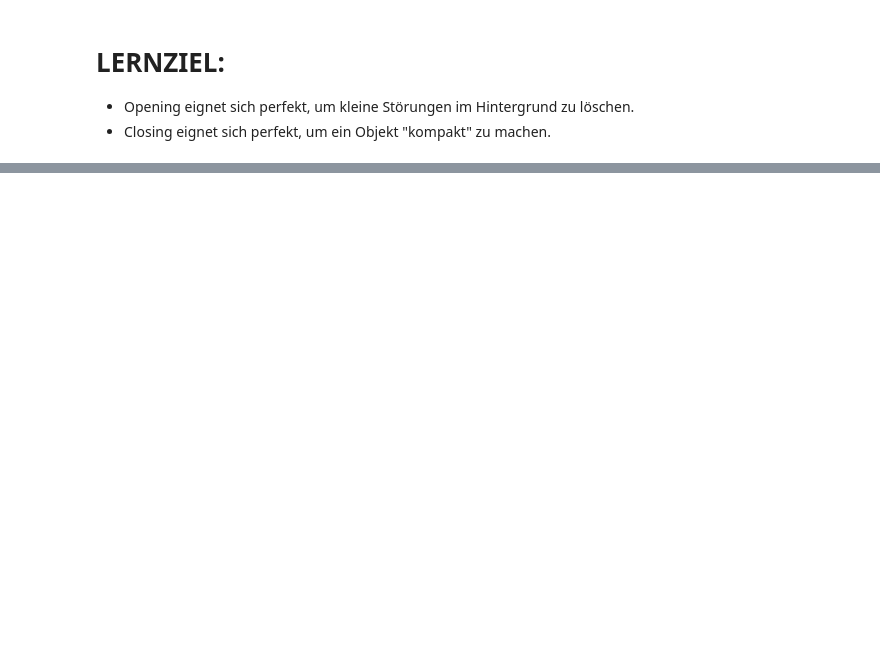
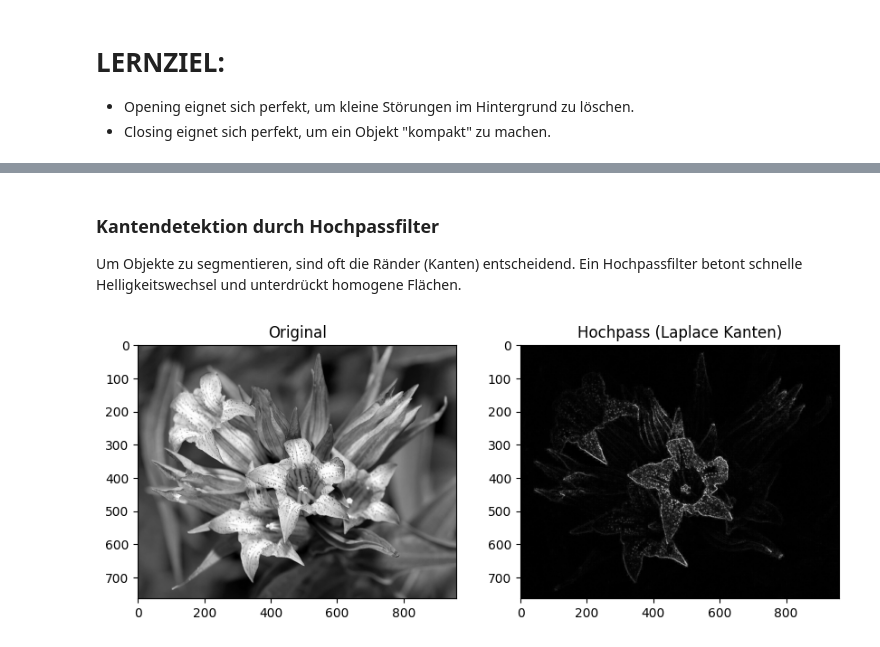
Before and after one commit to alexposekany/ComputerVision, a Jupyter notebook: Beispiel2_Segmentierung.ipynb, the cells around one changed output, grey strips where cells are left out. Cells and saved outputs as stored; diff of their text form; code cells hidden in the pictures; blank space fills up the shorter version.

```diff
--- a/Beispiel2_Segmentierung.ipynb
+++ b/Beispiel2_Segmentierung.ipynb
@@ -318,0 +345,18 @@ plt.show()
+# %% [markdown]
+### Kantendetektion durch Hochpassfilter
+
+Um Objekte zu segmentieren, sind oft die Ränder (Kanten) entscheidend. Ein Hochpassfilter betont schnelle Helligkeitswechsel und unterdrückt homogene Flächen.
+# %%
+# Laplace-Filter zur Kantenerkennung
+# ddepth=cv2.CV_64F ist wichtig, um negative Werte zu behalten (Übergang hell->dunkel)
+laplacian = cv2.Laplacian(img_shadow, cv2.CV_64F)
+
+# Absolutbetrag nehmen und in uint8 konvertieren für die Anzeige
+laplacian_abs = cv2.convertScaleAbs(laplacian)
+
+plt.figure(figsize=(10, 5))
+plt.subplot(1, 2, 1); plt.imshow(img_shadow, cmap='gray'); plt.title("Original")
+plt.subplot(1, 2, 2); plt.imshow(laplacian_abs, cmap='gray'); plt.title("Hochpass (Laplace Kanten)")
+plt.show()
+# %% [output]
+[figure, added]
```
Also changed, not shown: parts of 10 cells of this notebook.
